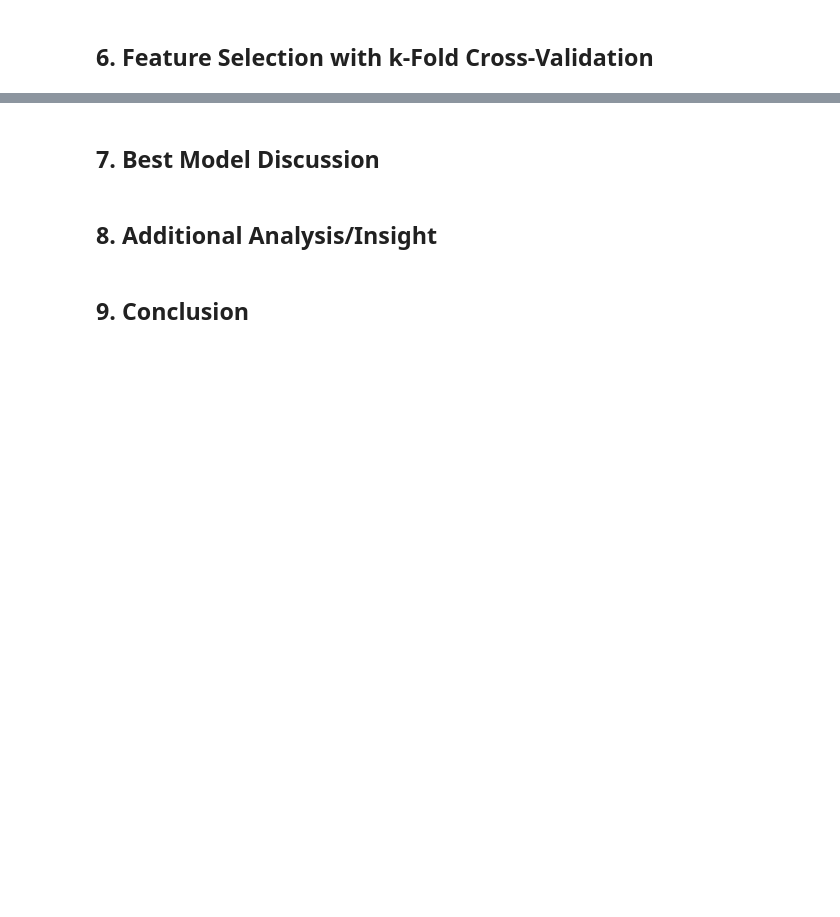
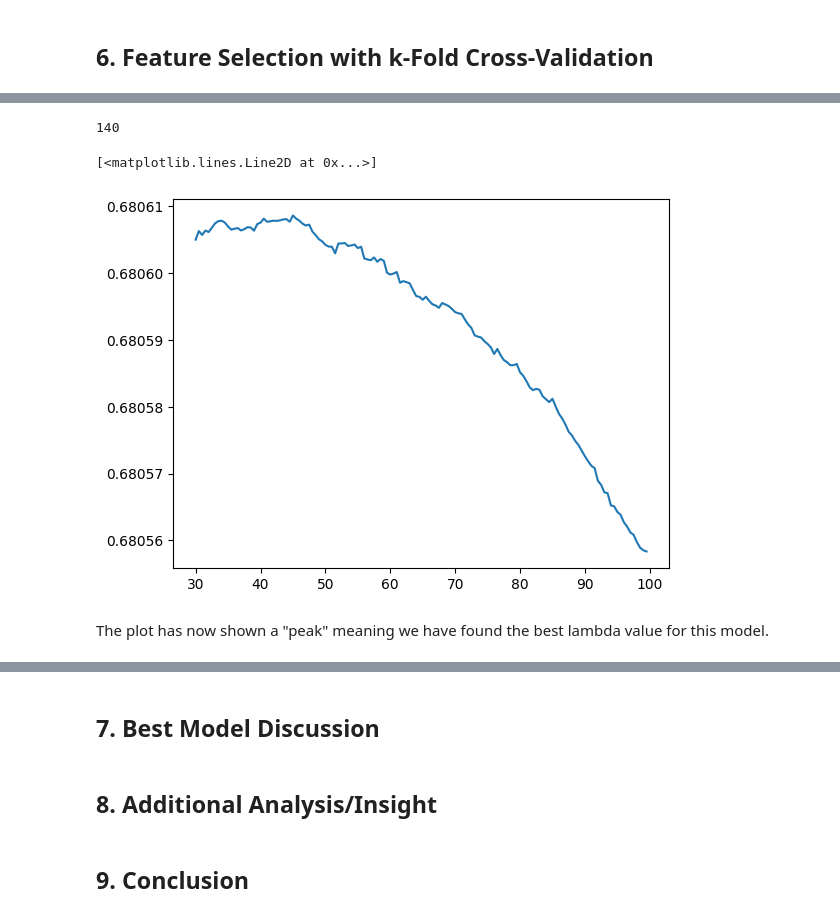
Before and after one commit to ariasalejandra/final_project_stat207, a Jupyter notebook: Final_Project_Alejandra_Shriya_Nathan.ipynb, the cells around one changed output, grey strips where cells are left out. Drawn from its saved outputs; the diff is of its cells as text; code cells hidden in the pictures; blank space fills up the shorter version.

```diff
--- a/Final_Project_Alejandra_Shriya_Nathan.ipynb
+++ b/Final_Project_Alejandra_Shriya_Nathan.ipynb
@@ -267,0 +444,8 @@ There does not seem to be an interaction in any pair of numerical and categorica
+# %%
+list4 = []
+for i in np.arange(30, 100, 0.5):
+    lasso_modi= LogisticRegression(penalty='l1', C=1/i, solver='liblinear', max_iter=1000)
+    test_fold_auc= cross_val_score(lasso_modi, x_full, y_full, cv=k_fold, scoring='roc_auc')
+    list4.append([i, test_fold_auc.mean()])
+df_out4 = pd.DataFrame(list4, columns=['alpha', 'auc'])
+df_out4.head()
@@ -267,0 +459,11 @@ There does not seem to be an interaction in any pair of numerical and categorica
+# %%
+df_out4.shape[0]
+# %% [output]
+140
+# %%
+plt.plot(df_out4['alpha'].values, df_out4['auc'].values)
+# %% [output]
+[<matplotlib.lines.Line2D at 0x...>]
+[figure, added]
+# %% [markdown]
+The plot has now shown a "peak" meaning we have found the best lambda value for this model.
```
Also changed, not shown: parts of 30 cells of this notebook.
